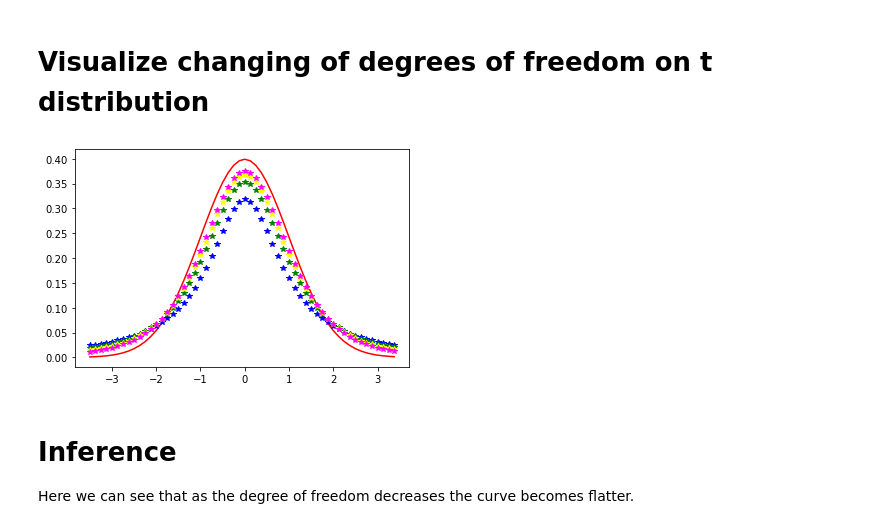
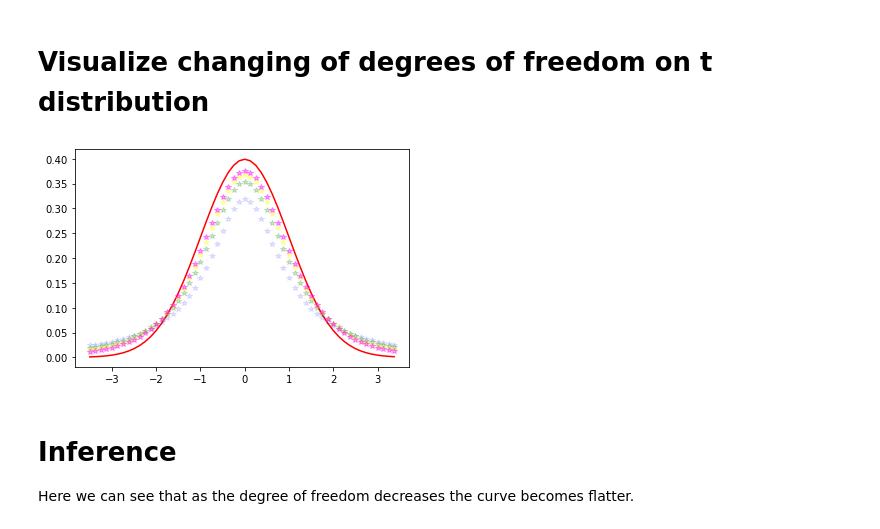
Before and after one commit to sandipto-sanyal/ampba, a Jupyter notebook: statistical analysis/codes and excel files/Campaign at SariSagar.ipynb, the cells around one changed output. Cells and saved outputs as stored; diff of their text form; code cells hidden in the pictures.

```diff
--- a/statistical analysis/codes and excel files/Campaign at SariSagar.ipynb
+++ b/statistical analysis/codes and excel files/Campaign at SariSagar.ipynb
@@ -297,17 +300,17 @@ The following are the observations:
 # %%
 mean = 0
 sd = 1
 x = np.arange(-3.5,3.5,0.125)
 y = norm.pdf(x, loc=mean, scale=sd)
 plt.plot(x,y,'-',color='red')
 
 df = [1,2,3,4]
 colors = ['blue','green','yellow','magenta']
 for d,c in zip(df,colors):
     y_t = t.pdf(x,d,loc=mean,scale=sd)
-    plt.plot(x,y_t,'*',color=c)
+    plt.plot(x,y_t,'*',color=c, alpha=d*0.1)
 # %% [output]
-[figure, old version]
+[figure, new version]
 # %% [markdown]
 # Inference
 Here we can see that as the degree of freedom decreases the curve becomes flatter.
```
Also changed, not shown: parts of 27 cells of this notebook, 5 other files.
